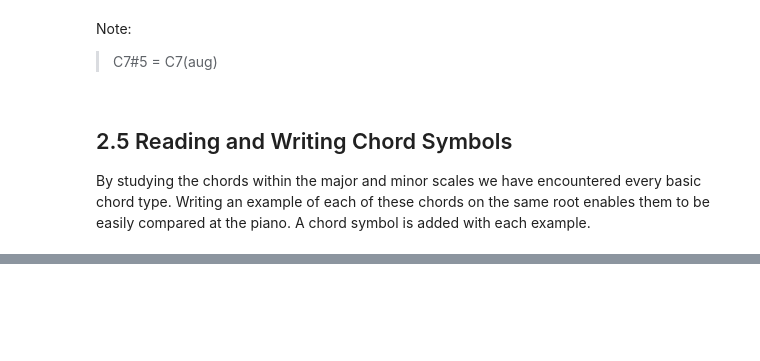
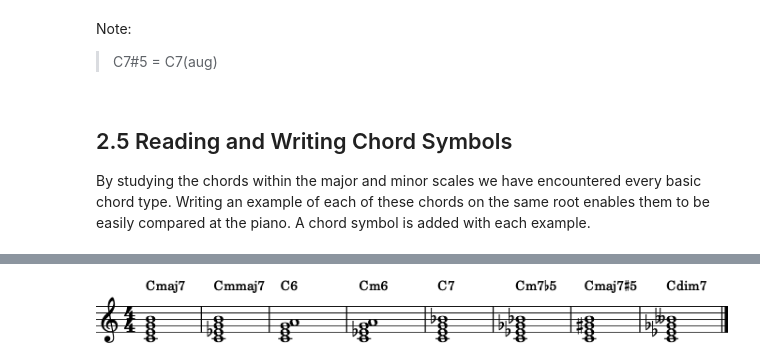
Before and after one commit to cwrightlibrary/JazzNotebooks, a Jupyter notebook: modern-jazz-piano/modern-jazz-piano.ipynb, the cells around one changed output, grey strips where cells are left out. Cells and saved outputs as stored; diff of their text form; code cells hidden in the pictures; blank space fills up the shorter version.

```diff
--- a/modern-jazz-piano/modern-jazz-piano.ipynb
+++ b/modern-jazz-piano/modern-jazz-piano.ipynb
@@ -701,3 +701,8 @@ Note:
 ## 2.5 Reading and Writing Chord Symbols
 
 By studying the chords within the major and minor scales we have encountered every basic chord type. Writing an example of each of these chords on the same root enables them to be easily compared at the piano. A chord symbol is added with each example.
+# %%
+notes = "^treble c 4/4^!Cmaj7 (c4$e4$g4$b4)/4 !CmM7 (c4$e-4$g4$b4)/4 !c6 (c4$e4$g4$a4)/4 !cm6 (c4$e-4$g4$a4)/4 !c7 (c4$e4$g4$b-4)/4 !cm7b5 (c4$e-4$g-4$b-4)/4 !cmaj7#5 (c4$e4$g#4$b4)/4 !cdim7 (c4$e-4$g-4$b--4)/4"
+music(notes, True)
+music(notes)
+# %% [output]
@@ -703,0 +710 @@ By studying the chords within the major and minor scales we have encountered eve
+[figure, added]
```
Also changed, not shown: parts of 50 cells of this notebook.
